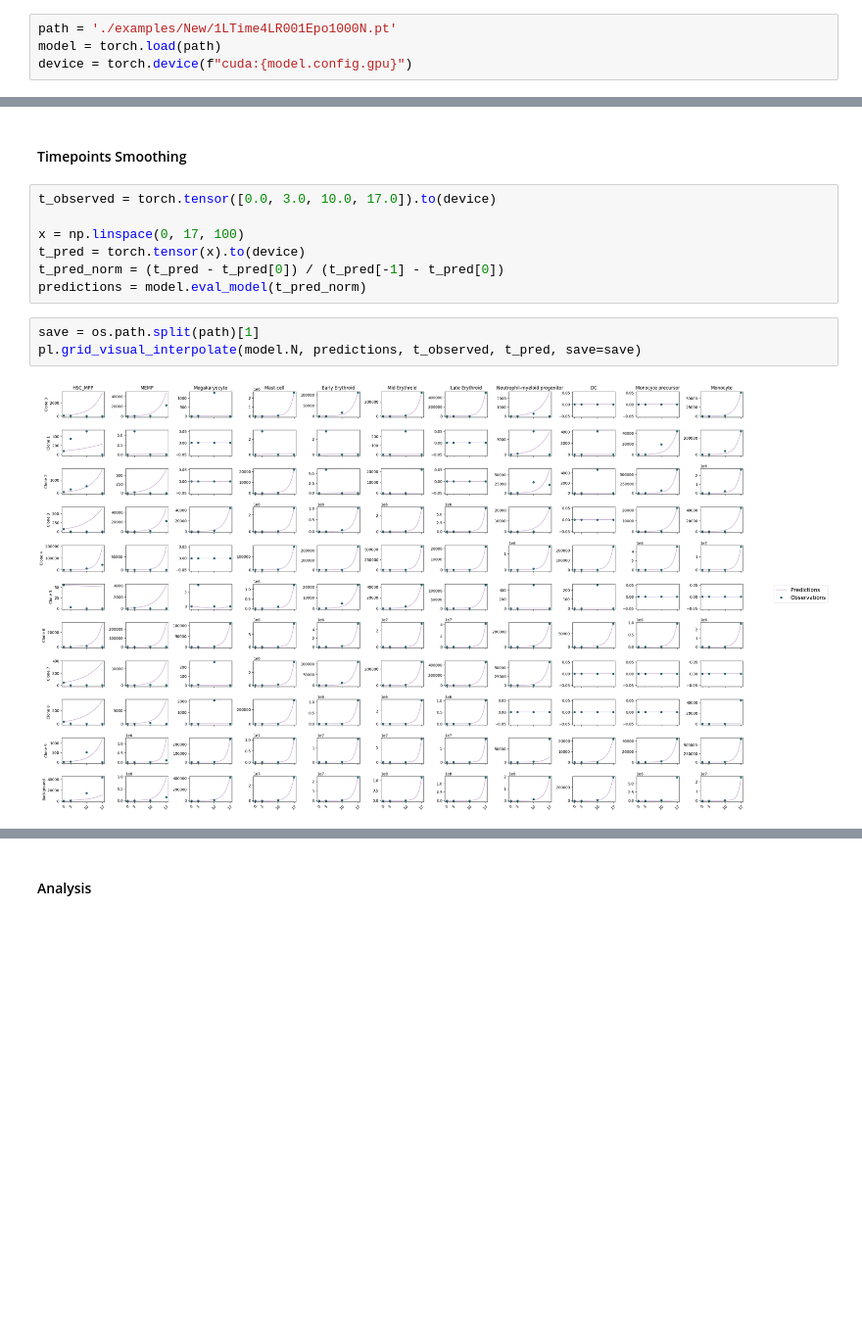
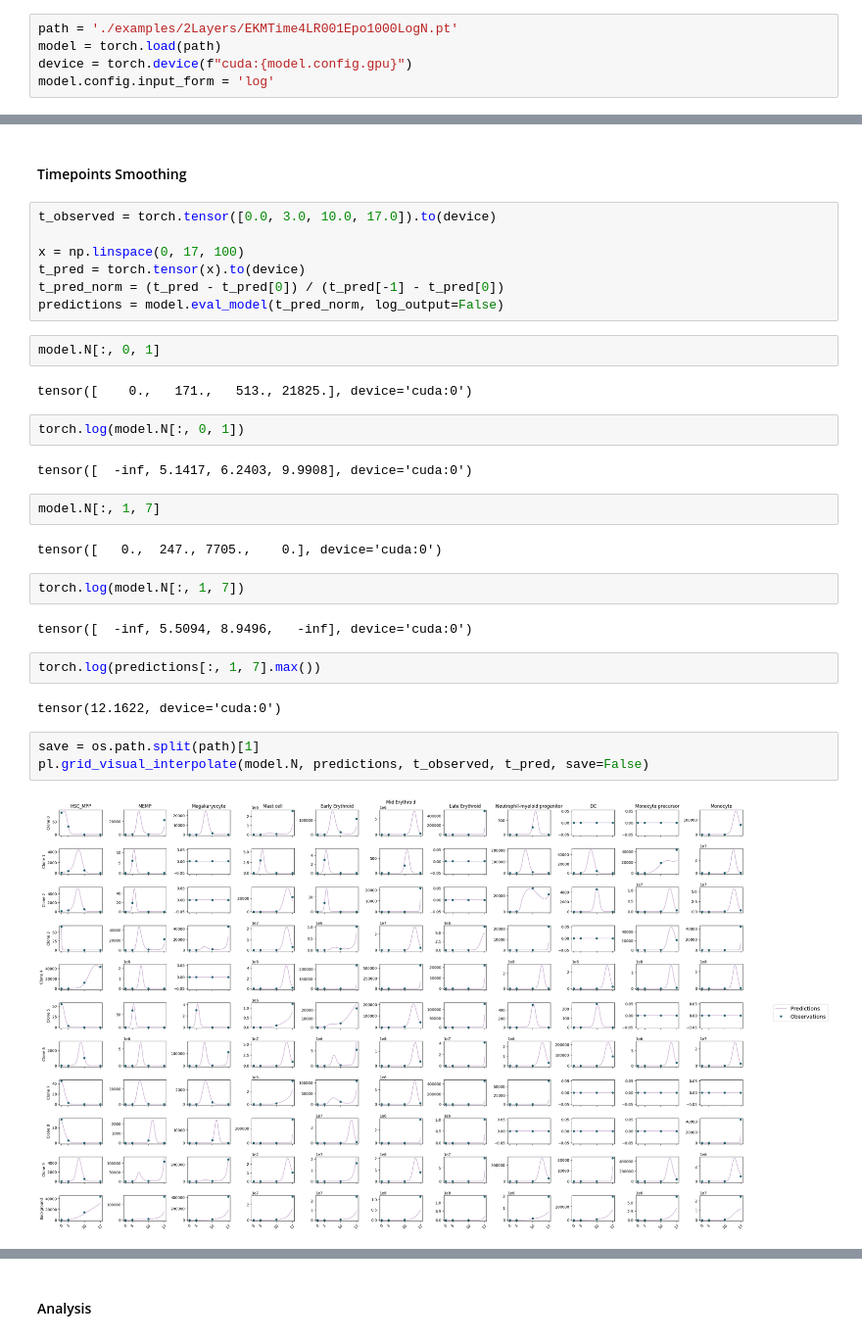
Before and after one commit to StatBiomed/clonaltrans, a Jupyter notebook: clonetrans obs.ipynb, the cells around one changed output, grey strips where cells are left out. Shown at 98% size. Cells and saved outputs as stored; diff of their text form; blank space fills up the shorter version.

```diff
--- a/clonetrans obs.ipynb
+++ b/clonetrans obs.ipynb
@@ -76,8 +76,9 @@ torch.save(model, './model.pt')
 # %% [markdown]
 #### Evaluate
 # %%
-path = './examples/New/1LTime4LR001Epo1000N.pt'
+path = './examples/2Layers/EKMTime4LR001Epo1000LogN.pt'
 model = torch.load(path)
 device = torch.device(f"cuda:{model.config.gpu}")
+model.config.input_form = 'log'
 # %%
 t_observed = torch.tensor([0.0, 3.0, 10.0, 17.0]).to(device)
@@ -101,9 +98,29 @@ t_observed = torch.tensor([0.0, 3.0, 10.0, 17.0]).to(device)
 x = np.linspace(0, 17, 100)
 t_pred = torch.tensor(x).to(device)
 t_pred_norm = (t_pred - t_pred[0]) / (t_pred[-1] - t_pred[0])
-predictions = model.eval_model(t_pred_norm)
+predictions = model.eval_model(t_pred_norm, log_output=False)
+# %%
+model.N[:, 0, 1]
+# %% [output]
+tensor([    0.,   171.,   513., 21825.], device='cuda:0')
+# %%
+torch.log(model.N[:, 0, 1])
+# %% [output]
+tensor([  -inf, 5.1417, 6.2403, 9.9908], device='cuda:0')
+# %%
+model.N[:, 1, 7]
+# %% [output]
+tensor([   0.,  247., 7705.,    0.], device='cuda:0')
+# %%
+torch.log(model.N[:, 1, 7])
+# %% [output]
+tensor([  -inf, 5.5094, 8.9496,   -inf], device='cuda:0')
+# %%
+torch.log(predictions[:, 1, 7].max())
+# %% [output]
+tensor(12.1622, device='cuda:0')
 # %%
 save = os.path.split(path)[1]
-pl.grid_visual_interpolate(model.N, predictions, t_observed, t_pred, save=save)
+pl.grid_visual_interpolate(model.N, predictions, t_observed, t_pred, save=False)
 # %% [output]
-[figure, old version]
+[figure, new version]
```
Also changed, not shown: parts of 14 cells of this notebook, 9 other files.
